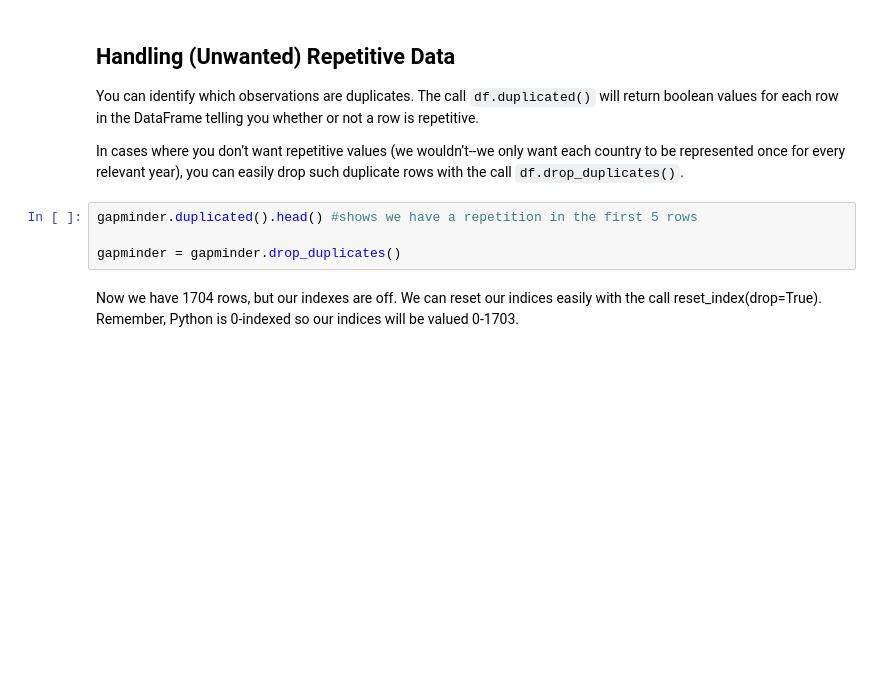
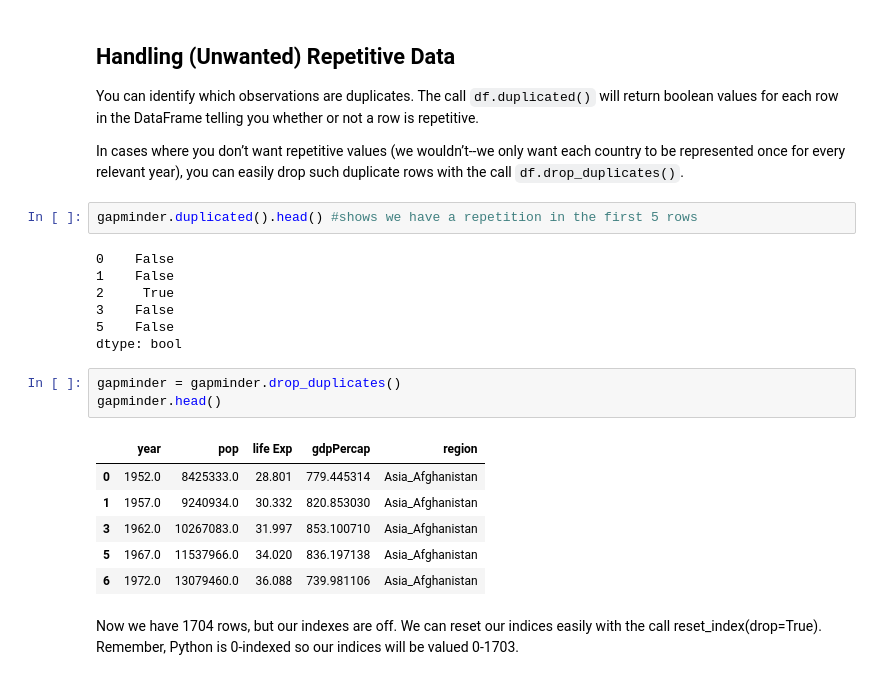
Before and after one commit to Reproducible-Science-Curriculum/data-exploration-RR-Jupyter, a Jupyter notebook: Data exploration.ipynb, the cells around one changed output. Cells and saved outputs as stored; diff of their text form; blank space fills up the shorter version.

```diff
--- a/Data exploration.ipynb
+++ b/Data exploration.ipynb
@@ -175,8 +175,23 @@ The call `df.duplicated()` will return boolean values for each row in the DataFr
 In cases where you don’t want repetitive values (we wouldn’t--we only want each country to be represented once for every relevant year), you can easily drop such duplicate rows with the call `df.drop_duplicates()`.
 # %%
 gapminder.duplicated().head() #shows we have a repetition in the first 5 rows
-
-gapminder = gapminder.drop_duplicates()
+# %% [output]
+0    False
+1    False
+2     True
+3    False
+5    False
+dtype: bool
+# %%
+gapminder = gapminder.drop_duplicates()
+gapminder.head()
+# %% [output]
+|  | year | pop | life Exp | gdpPercap | region |
+| 0 | 1952.0 | 8425333.0 | 28.801 | 779.445314 | Asia_Afghanistan |
+| 1 | 1957.0 | 9240934.0 | 30.332 | 820.853030 | Asia_Afghanistan |
+| 3 | 1962.0 | 10267083.0 | 31.997 | 853.100710 | Asia_Afghanistan |
+| 5 | 1967.0 | 11537966.0 | 34.020 | 836.197138 | Asia_Afghanistan |
+| 6 | 1972.0 | 13079460.0 | 36.088 | 739.981106 | Asia_Afghanistan |
 # %% [markdown]
 Now we have 1704 rows, but our indexes are off. We can reset our indices easily with the call reset_index(drop=True).
 Remember, Python is 0-indexed so our indices will be valued 0-1703.
```
Also changed, not shown: parts of 22 cells of this notebook.
